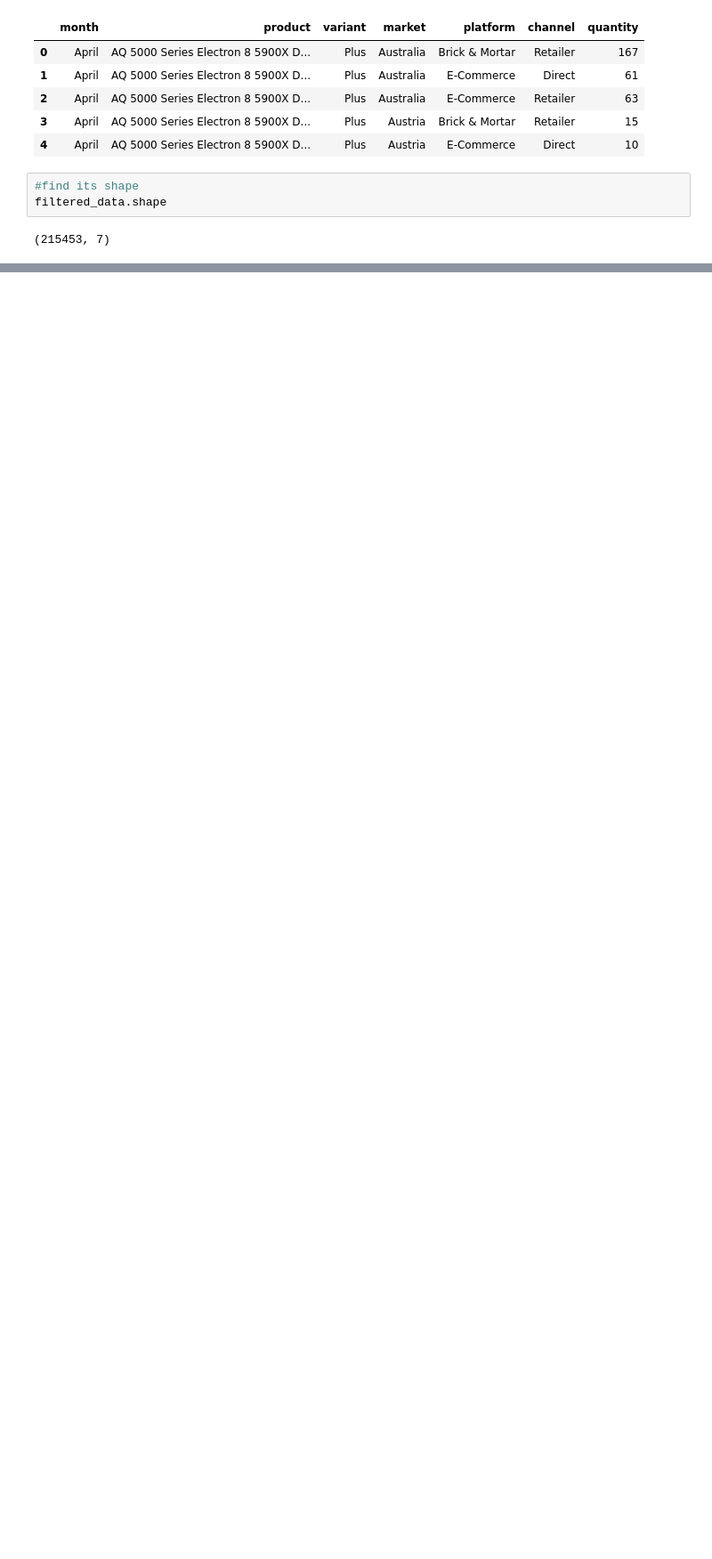
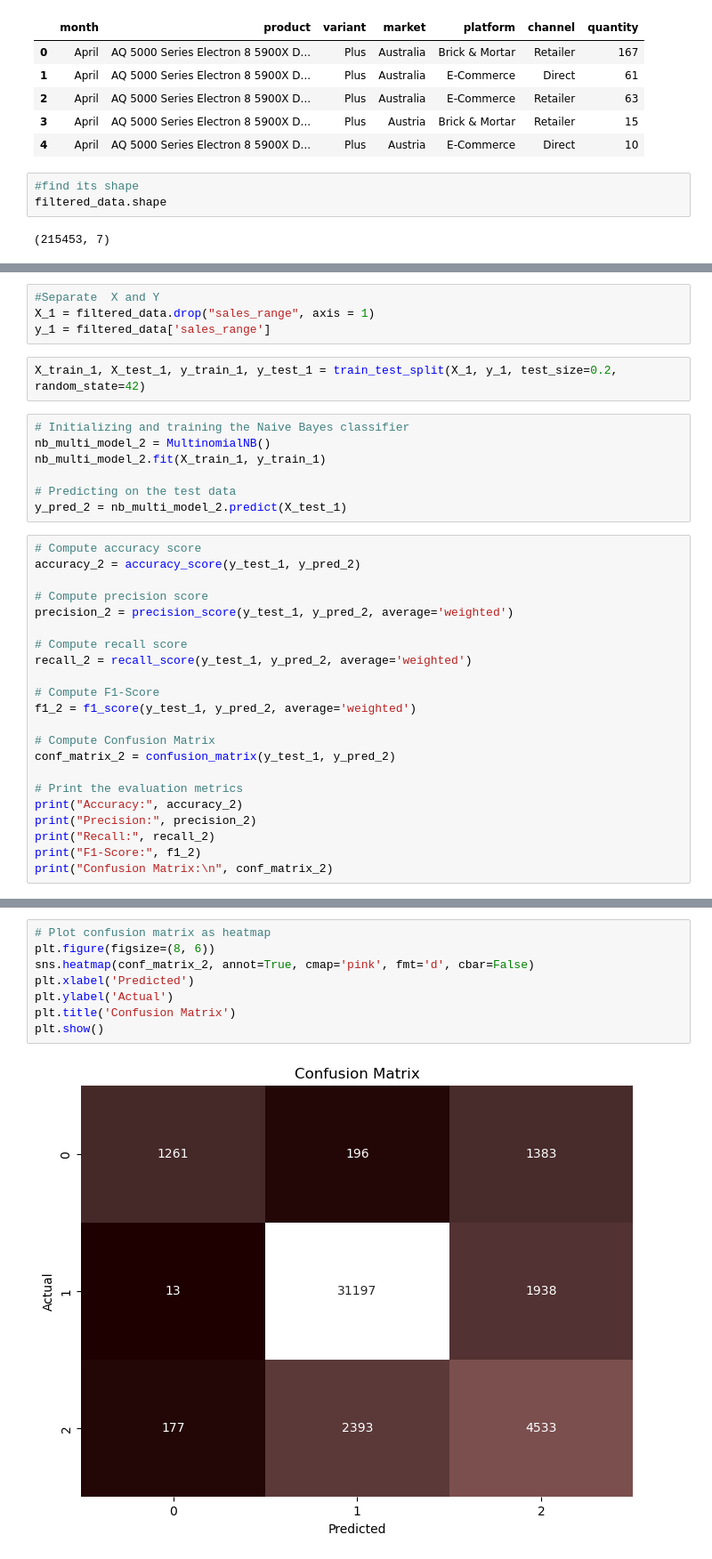
Before and after one commit to Saaijeesh/ML-project, a Jupyter notebook: Final_Naive_Bayes.ipynb, the cells around one changed output, grey strips where cells are left out. Shown: that part at 89% size. Drawn from its saved outputs; the diff is of its cells as text; blank space fills up the shorter version.

```diff
--- a/Final_Naive_Bayes.ipynb
+++ b/Final_Naive_Bayes.ipynb
@@ -89,0 +121,35 @@ filtered_data['sales_range'] = Le.fit_transform(filtered_data['sales_range'])
+# %%
+#Separate  X and Y
+X_1 = filtered_data.drop("sales_range", axis = 1)
+y_1 = filtered_data['sales_range']
+# %%
+X_train_1, X_test_1, y_train_1, y_test_1 = train_test_split(X_1, y_1, test_size=0.2, random_state=42)
+# %%
+# Initializing and training the Naive Bayes classifier
+nb_multi_model_2 = MultinomialNB()
+nb_multi_model_2.fit(X_train_1, y_train_1)
+
+# Predicting on the test data
+y_pred_2 = nb_multi_model_2.predict(X_test_1)
+# %%
+# Compute accuracy score
+accuracy_2 = accuracy_score(y_test_1, y_pred_2)
+
+# Compute precision score
+precision_2 = precision_score(y_test_1, y_pred_2, average='weighted')
+
+# Compute recall score
+recall_2 = recall_score(y_test_1, y_pred_2, average='weighted')
+
+# Compute F1-Score
+f1_2 = f1_score(y_test_1, y_pred_2, average='weighted')
+
+# Compute Confusion Matrix
+conf_matrix_2 = confusion_matrix(y_test_1, y_pred_2)
+
+# Print the evaluation metrics
+print("Accuracy:", accuracy_2)
+print("Precision:", precision_2)
+print("Recall:", recall_2)
+print("F1-Score:", f1_2)
+print("Confusion Matrix:\n", conf_matrix_2)
@@ -89,0 +192,10 @@ filtered_data['sales_range'] = Le.fit_transform(filtered_data['sales_range'])
+# %%
+# Plot confusion matrix as heatmap
+plt.figure(figsize=(8, 6))
+sns.heatmap(conf_matrix_2, annot=True, cmap='pink', fmt='d', cbar=False)
+plt.xlabel('Predicted')
+plt.ylabel('Actual')
+plt.title('Confusion Matrix')
+plt.show()
+# %% [output]
+[figure, added]
```
Also changed, not shown: parts of 39 cells of this notebook.
